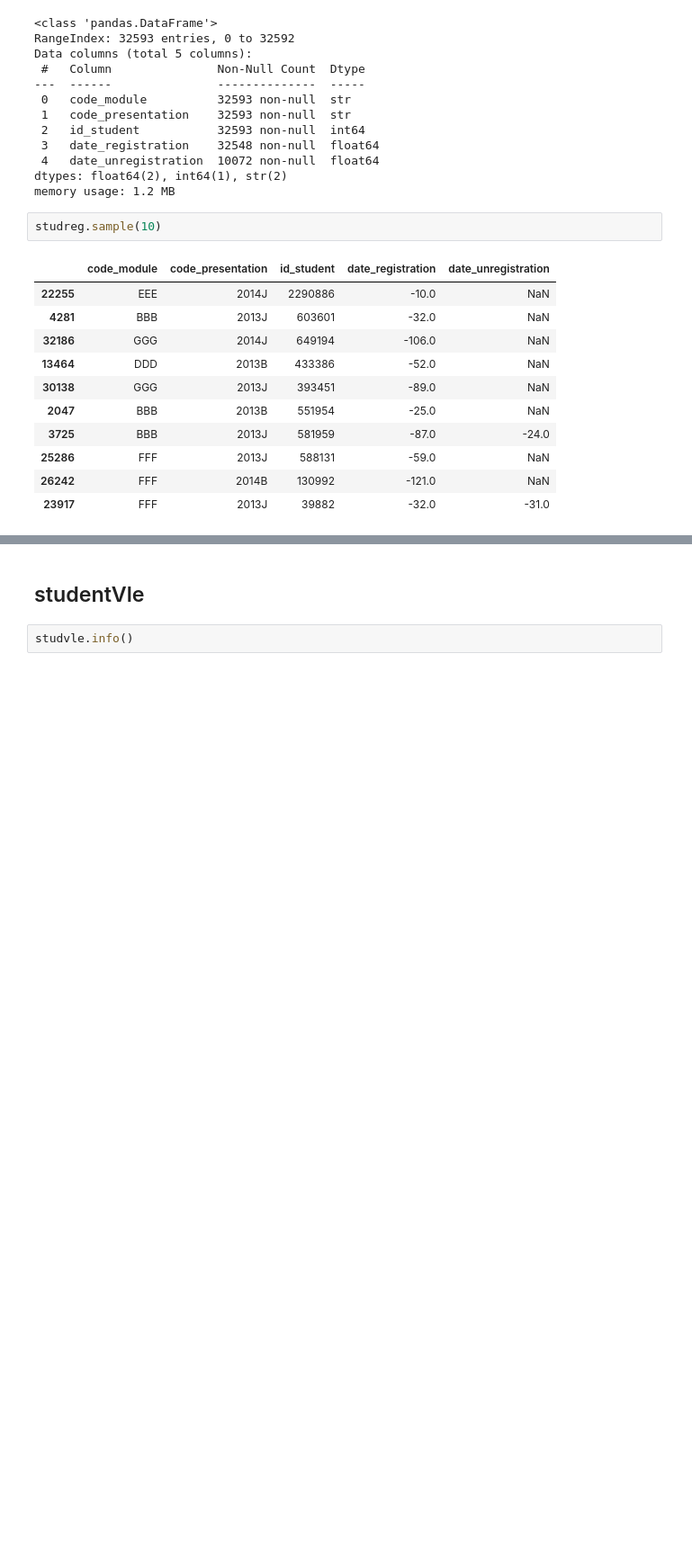
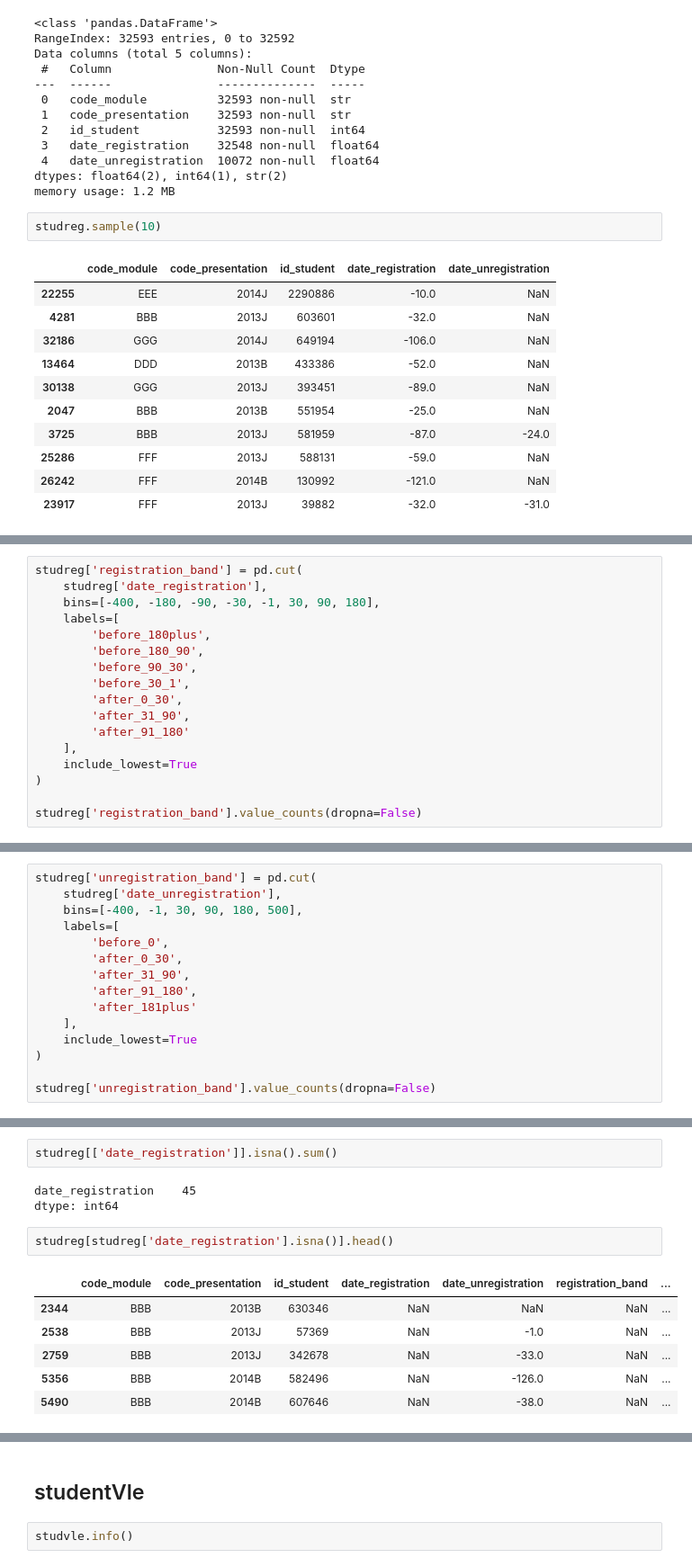
Before and after one commit to mkudim/analytics-learning-notes, a Jupyter notebook: 04_projects/project_03_edtech_oulad/EDA/eda_analysis.ipynb, the cells around one changed output, grey strips where cells are left out. Shown at 90% size. Saved outputs shown, nothing was run; the diff lists cells and outputs as text; blank space fills up the shorter version.

```diff
--- a/04_projects/project_03_edtech_oulad/EDA/eda_analysis.ipynb
+++ b/04_projects/project_03_edtech_oulad/EDA/eda_analysis.ipynb
@@ -431,0 +506,17 @@ studreg.sample(10)
+# %%
+studreg['registration_band'] = pd.cut(
+    studreg['date_registration'],
+    bins=[-400, -180, -90, -30, -1, 30, 90, 180],
+    labels=[
+        'before_180plus',
+        'before_180_90',
+        'before_90_30',
+        'before_30_1',
+        'after_0_30',
+        'after_31_90',
+        'after_91_180'
+    ],
+    include_lowest=True
+)
+
+studreg['registration_band'].value_counts(dropna=False)
@@ -431,0 +547,15 @@ studreg.sample(10)
+# %%
+studreg['unregistration_band'] = pd.cut(
+    studreg['date_unregistration'],
+    bins=[-400, -1, 30, 90, 180, 500],
+    labels=[
+        'before_0',
+        'after_0_30',
+        'after_31_90',
+        'after_91_180',
+        'after_181plus'
+    ],
+    include_lowest=True
+)
+
+studreg['unregistration_band'].value_counts(dropna=False)
@@ -431,0 +582,14 @@ studreg.sample(10)
+# %%
+studreg[['date_registration']].isna().sum()
+# %% [output]
+date_registration    45
+dtype: int64
+# %%
+studreg[studreg['date_registration'].isna()].head()
+# %% [output]
+|  | code_module | code_presentation | id_student | date_registration | date_unregistration | registration_band | ... |
+| 2344 | BBB | 2013B | 630346 | NaN | NaN | NaN | ... |
+| 2538 | BBB | 2013J | 57369 | NaN | -1.0 | NaN | ... |
+| 2759 | BBB | 2013J | 342678 | NaN | -33.0 | NaN | ... |
+| 5356 | BBB | 2014B | 582496 | NaN | -126.0 | NaN | ... |
+| 5490 | BBB | 2014B | 607646 | NaN | -38.0 | NaN | ... |
```
Also changed, not shown: parts of 15 cells of this notebook.
